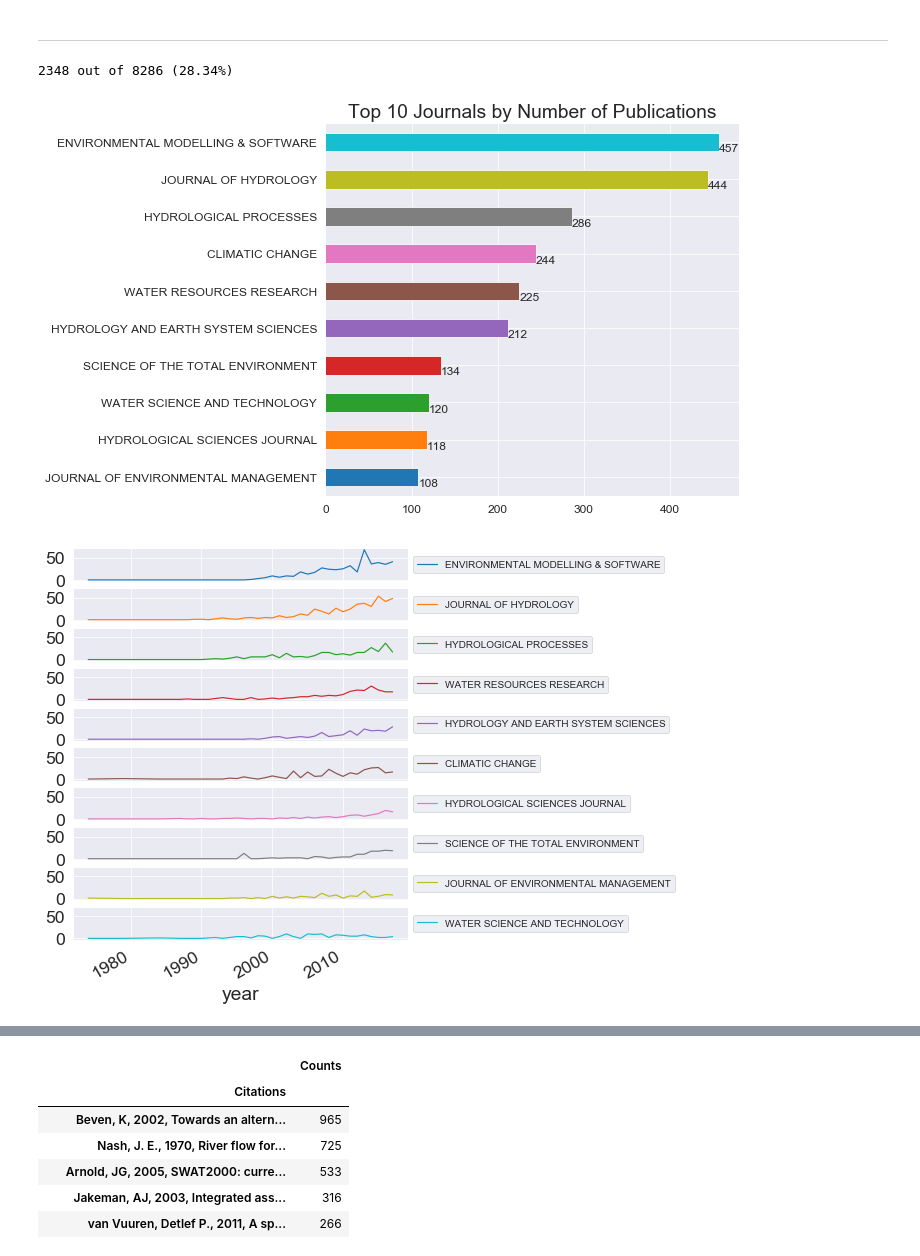
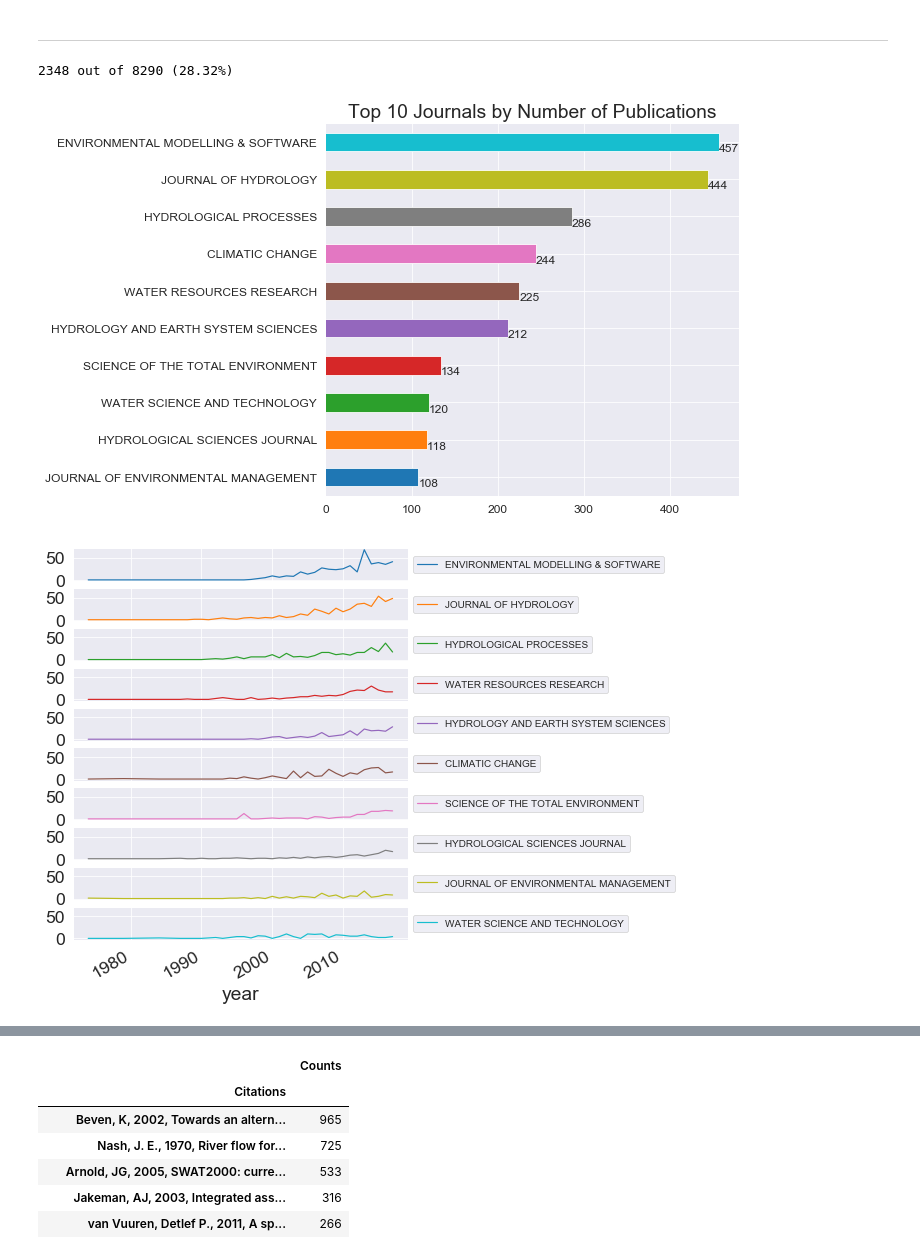
Before and after one commit to ConnectedSystems/sd-prac-bibanalysis, a Jupyter notebook: notebooks/Bib Analysis.ipynb, the cells around one changed output, grey strips where cells are left out. Drawn from its saved outputs; the diff is of its cells as text; code cells hidden in the pictures.

```diff
--- a/notebooks/Bib Analysis.ipynb
+++ b/notebooks/Bib Analysis.ipynb
@@ -40,7 +40,7 @@ list(query_ids)[0]
 '48ef453230a5cda5a787b98ff504724a'
 # %%
 q_id = list(query_ids)[0]
-RC = mk.RecordCollection(f"tmp/{q_id}.txt")
+RC = mk.RecordCollection("tmp/{}.txt".format(q_id))
 RC = RC.yearSplit(0, 2017)
 print("Corpora consists of", len(RC), "Publications")
 # %% [output]
@@ -131,9 +131,9 @@ import networkx as nx
 # %%
 wos_plot.plot_pubs_per_journal(RC, annotate=True, save_plot_fn='figs/top_journals_by_pub.png')
 # %% [output]
-2348 out of 8286 (28.34%)
+2348 out of 8290 (28.32%)
 [figure]
 # %%
-wos_plot.plot_pubs_across_time(RC)
+wos_plot.plot_journal_pub_trend(RC)
 # %% [output]
-[figure, old version]
+[figure, new version]
```
Also changed, not shown: parts of 6 cells of this notebook, 8 other files.
